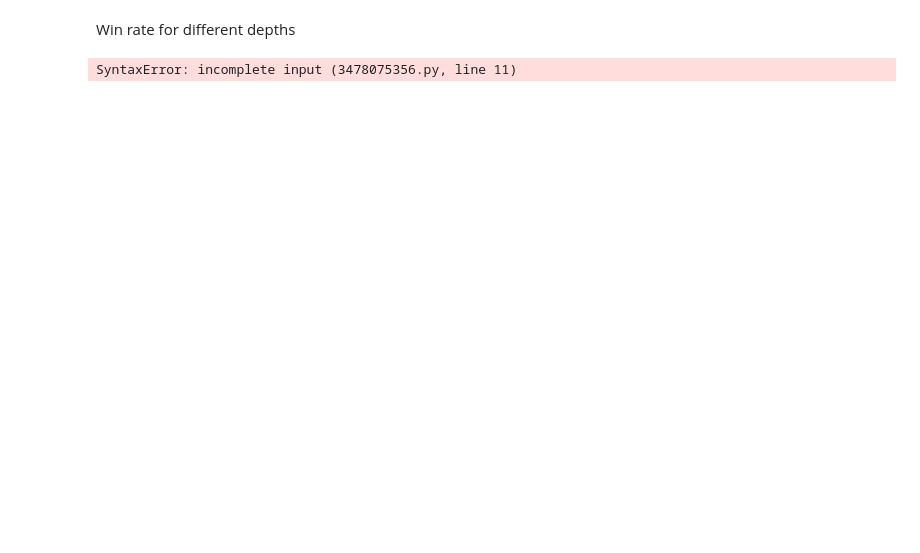
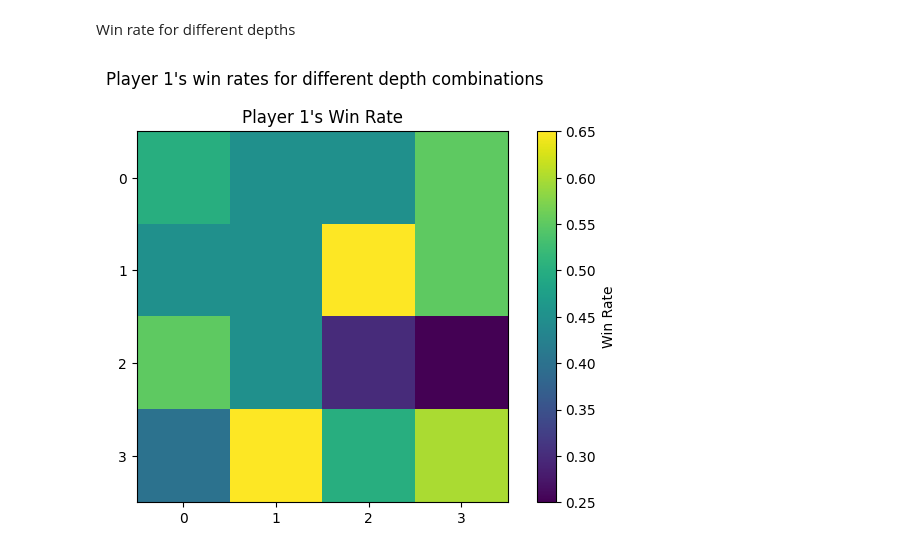
Before and after one commit to jromanki/wsi, a Jupyter notebook: lab3/src/testing.ipynb, the cells around one changed output. Cells and saved outputs as stored; diff of their text form; code cells hidden in the pictures; blank space fills up the shorter version.

```diff
--- a/lab3/src/testing.ipynb
+++ b/lab3/src/testing.ipynb
@@ -41,15 +75,38 @@ plt.show()
 # %% [markdown]
 Win rate for different depths
-# %%
-DEPTH_RANGE = 5
-ITERATIONS = 10
-
-def scale_win_ratio(value):
-    return 2 * (value - 0.5)
-
-for row in range(DEPTH_RANGE):
-    for col in range(DEPTH_RANGE):
-        scores = []
-        for i in range(ITERATIONS):
-# %% [output]
-SyntaxError: incomplete input (3478075356.py, line 11)
+# %%
+import minimax
+import numpy as np
+import matplotlib.pyplot as plt
+
+DEPTH_RANGE = 4
+ITERATIONS = 10
+
+win_rates = np.zeros((DEPTH_RANGE, DEPTH_RANGE))
+
+for row in range(DEPTH_RANGE):
+    for col in range(DEPTH_RANGE):
+        scores = []
+        for i in range(ITERATIONS):
+            score = minimax.play_game(row, col, True)
+            scores.append(score)
+
+        # Calculate win rate for player 1
+        win_rate = np.mean(np.array(scores))
+        win_rates[row, col] = win_rate
+# %%
+# Plot the results as a heatmap
+plt.imshow(win_rates, cmap="viridis", interpolation="nearest")
+plt.title("Player 1's Win Rate")
+plt.suptitle("Player 1's win rates for different depth combinations")
+plt.colorbar(label="Win Rate")
+plt.tight_layout()
+
+# Add labels for axes
+plt.xticks(range(DEPTH_RANGE))
+plt.yticks(range(DEPTH_RANGE))
+
+# Show the plot
+plt.show()
+# %% [output]
+[figure, added]
```
Also changed, not shown: parts of 5 cells of this notebook, 2 other files.
